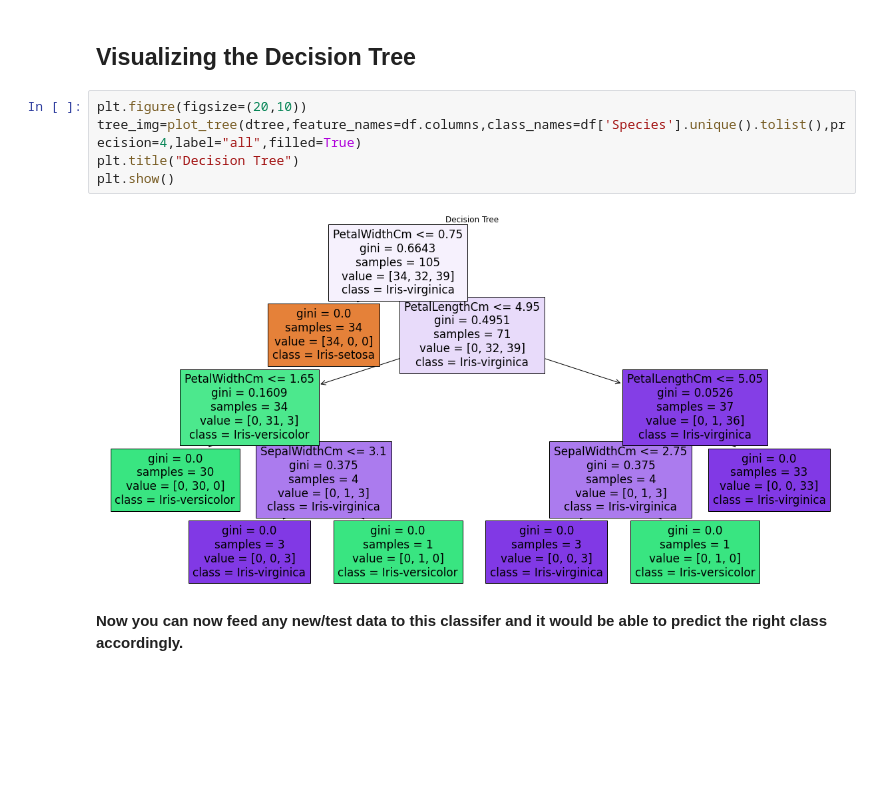
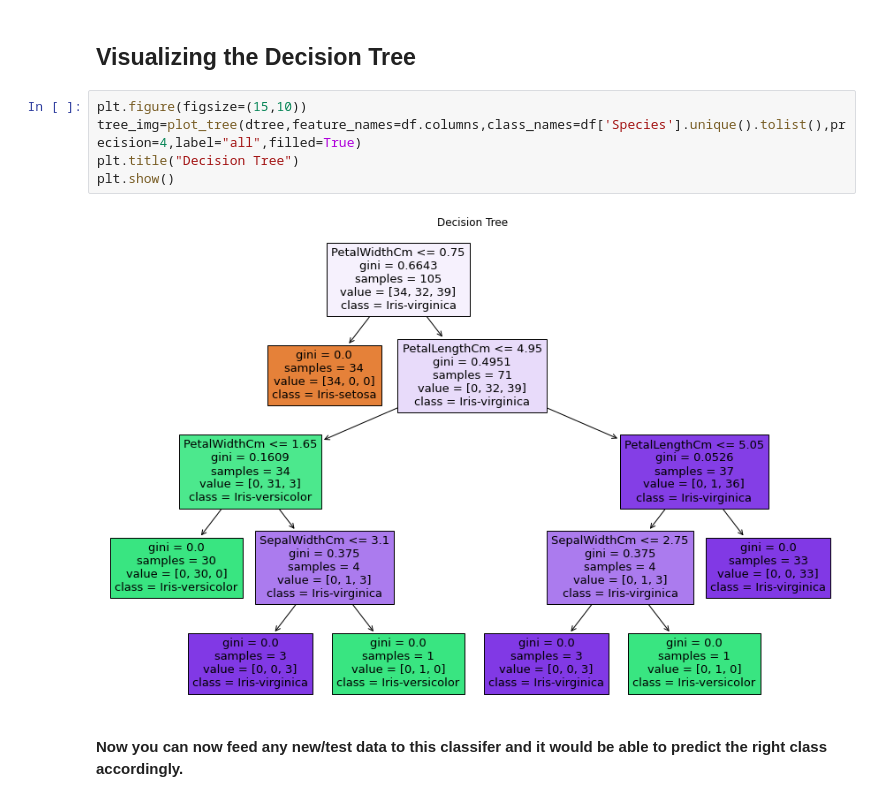
Before and after one commit to aejazvelani/The-Sparks-Foundation, a Jupyter notebook: Task_3__The_Sparks_Foundation.ipynb, the cells around one changed output. Cells and saved outputs as stored; diff of their text form; blank space fills up the shorter version.

```diff
--- a/Task_3__The_Sparks_Foundation.ipynb
+++ b/Task_3__The_Sparks_Foundation.ipynb
@@ -162,11 +162,11 @@ The Accuracy of the model is:  0.9777777777777777
 # %% [markdown]
 ## Visualizing the Decision Tree
 # %%
-plt.figure(figsize=(20,10))
+plt.figure(figsize=(15,10))
 tree_img=plot_tree(dtree,feature_names=df.columns,class_names=df['Species'].unique().tolist(),precision=4,label="all",filled=True)
 plt.title("Decision Tree")
 plt.show()
 # %% [output]
-[figure, old version]
+[figure, new version]
 # %% [markdown]
 **Now you can now feed any new/test data to this classifer and it would be able to predict the right class accordingly.**
```
